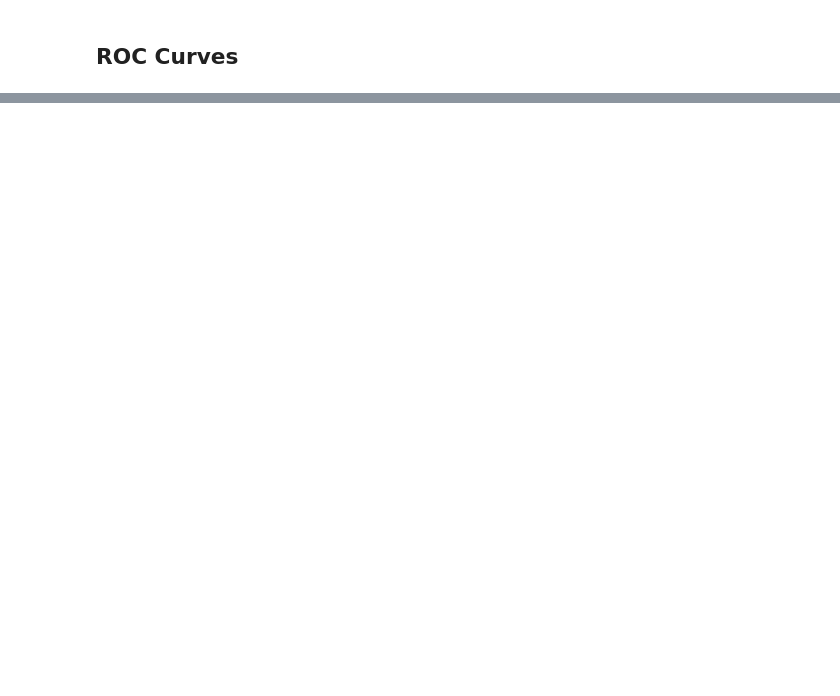
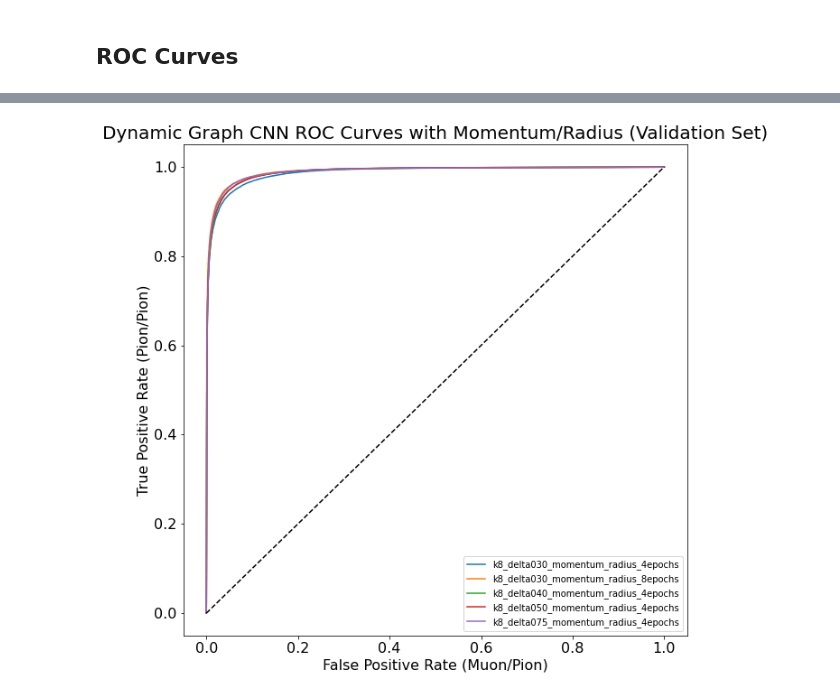
Before and after one commit to TRIUMF-Capstone2022/richai, a Jupyter notebook: notebooks/DGCNN metrics.ipynb, the cells around one changed output, grey strips where cells are left out. Saved outputs shown, nothing was run; the diff lists cells and outputs as text; code cells hidden in the pictures; blank space fills up the shorter version.

```diff
--- a/notebooks/DGCNN metrics.ipynb
+++ b/notebooks/DGCNN metrics.ipynb
@@ -226,0 +432,6 @@ plot_roc_curves(models)
+# %%
+radius_model_paths = glob.glob("saved_models/validation_results/**_momentum_radius_**")
+radius_model_paths.sort()
+radius_names = [path.split("/")[-1][6:-4] for path in radius_model_paths]
+radius_models = {name:path for name, path in zip(radius_names, radius_model_paths)}
+radius_models
@@ -226,0 +444,8 @@ plot_roc_curves(models)
+# %%
+plot_roc_curves(
+    radius_models,
+    title="Dynamic Graph CNN ROC Curves with Momentum/Radius (Validation Set)",
+#     op_point=0.5
+)
+# %% [output]
+[figure, added]
```
Also changed, not shown: parts of 27 cells of this notebook, 4 other files.
